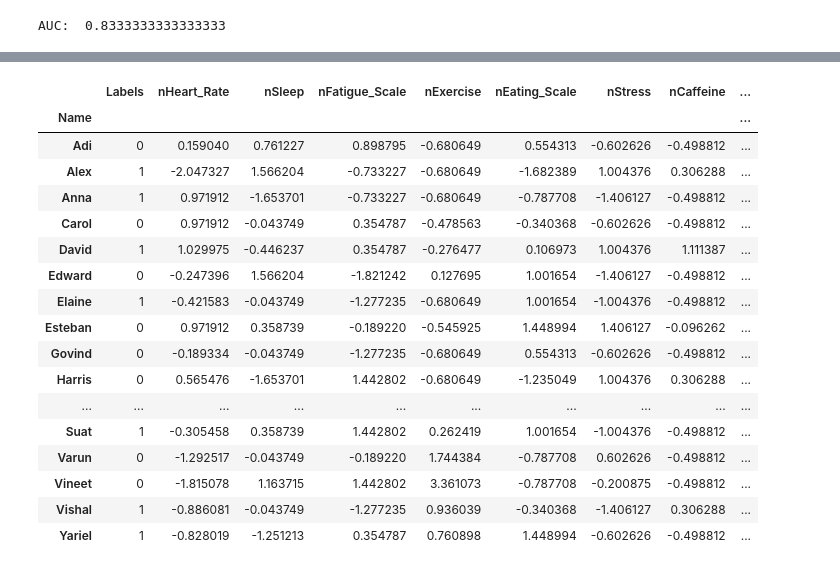
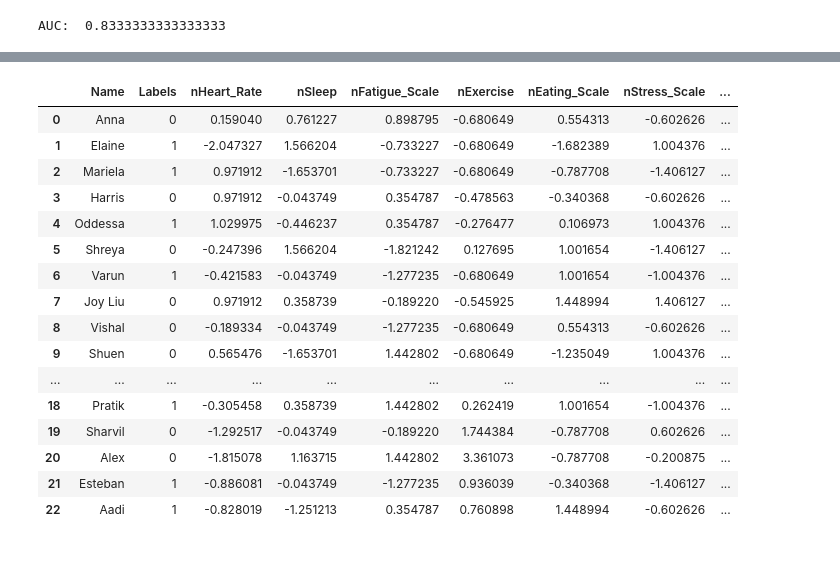
Before and after one commit to Bobnana/Week2Public, a Jupyter notebook: My_stuff/Challenge Problem Week 2.ipynb, the cells around one changed output, grey strips where cells are left out. Drawn from its saved outputs; the diff is of its cells as text; code cells hidden in the pictures.

Commit message:
finalize everything for week 2

```diff
--- a/My_stuff/Challenge Problem Week 2.ipynb
+++ b/My_stuff/Challenge Problem Week 2.ipynb
@@ -342,15 +287,15 @@ classdata = classdata.drop(['Eating_Scale'], axis=1)
 # %%
-norm_data = classdata.Heart_Rate.values.reshape(-1, 1)
-scaler.fit(norm_data)
-classdata['nHeart_Rate'] = scaler.transform(norm_data)
-classdata = classdata.drop(['Heart_Rate'], axis=1)
+# norm_data = classdata.Heart_Rate.values.reshape(-1, 1)
+# scaler.fit(norm_data)
+# classdata['nHeart_Rate'] = scaler.transform(norm_data)
+# classdata = classdata.drop(['Heart_Rate'], axis=1)
 
-norm_data = classdata.Caffeine.values.reshape(-1, 1)
-scaler.fit(norm_data)
-classdata['nCaffeine'] = scaler.transform(norm_data)
-classdata = classdata.drop(['Caffeine'], axis=1)
+# norm_data = classdata.Caffeine.values.reshape(-1, 1)
+# scaler.fit(norm_data)
+# classdata['nCaffeine'] = scaler.transform(norm_data)
+# classdata = classdata.drop(['Caffeine'], axis=1)
 
-norm_data = classdata.Stress_Scale.values.reshape(-1, 1)
-scaler.fit(norm_data)
-classdata['nStress_Scale'] = scaler.transform(norm_data)
-classdata = classdata.drop(['Stress_Scale'], axis=1)
+# norm_data = classdata.Stress_Scale.values.reshape(-1, 1)
+# scaler.fit(norm_data)
+# classdata['nStress_Scale'] = scaler.transform(norm_data)
+# classdata = classdata.drop(['Stress_Scale'], axis=1)
@@ -673,0 +533,13 @@ df
+# %%
+final_df = pd.concat([Cognitive_Fatigue_Data], axis=1)
+final_df.sort_index(inplace=True)
+final_df.loc[:, 'Labels'] = labels
+final_df.loc[:, 'Heart_Rate'] = hb_list
+final_df.loc[:, 'S_Intensity_max'] = int_max_list
+final_df.loc[:, 'S_Intensity_avg'] = int_avg_list
+final_df.loc[:, 'S_Intensity_var'] = int_var_list
+final_df.loc[:, 'S_Formant_1_avg'] = for_1_avg_list
+final_df.loc[:, 'S_Formant_2_avg'] = for_2_avg_list
+final_df.loc[:, 'S_Formant_0_avg'] = for_0_avg_list
+final_df.loc[:, 'S_Pitch_var'] = pit_var_list
+final_df
@@ -673,0 +564,4 @@ df
+# %%
+df = pd.DataFrame.copy(final_df)
+df = df.rename(index=str, columns={'caffeine ': 'Caffeine','sleep': 'Sleep', 'stress scale': 'Stress_Scale', 'fatigue scale': 'Fatigue_Scale', 'eating scale': 'Eating_Scale', 'exercise(min)': 'Exercise'})
+df
@@ -674,33 +586,32 @@ df
 # %%
 #normalizing data
 from sklearn.preprocessing import StandardScaler
 scaler = StandardScaler()
 
-numeric_columns = ['Heart_Rate', 'Sleep', 'Fatigue_Scale', 'Exercise', 'Eating_Scale', 'Stress', 'Caffeine', 'S_Intensity_max', 'S_Intensity_avg', 'S_Intensity_var', 'S_Formant_0_avg', 'S_Formant_1_avg', 'S_Formant_2_avg', 'S_Pitch_var']
+numeric_columns = ['Heart_Rate', 'Sleep', 'Fatigue_Scale', 'Exercise', 'Eating_Scale', 'Stress_Scale', 'Caffeine', 'S_Intensity_max', 'S_Intensity_avg', 'S_Intensity_var', 'S_Formant_0_avg', 'S_Formant_1_avg', 'S_Formant_2_avg', 'S_Pitch_var']
 
 for item in numeric_columns:
     norm_data = df[item].values.reshape(-1, 1)
     scaler.fit(norm_data)
     df['n'+item] = scaler.transform(norm_data)
     df = df.drop([item], axis=1)
 df
 # %% [output]
-|  | Labels | nHeart_Rate | nSleep | nFatigue_Scale | nExercise | nEating_Scale | nStress | nCaffeine | ... |
-| Name |  |  |  |  |  |  |  |  | ... |
-| Adi | 0 | 0.159040 | 0.761227 | 0.898795 | -0.680649 | 0.554313 | -0.602626 | -0.498812 | ... |
-| Alex | 1 | -2.047327 | 1.566204 | -0.733227 | -0.680649 | -1.682389 | 1.004376 | 0.306288 | ... |
-| Anna | 1 | 0.971912 | -1.653701 | -0.733227 | -0.680649 | -0.787708 | -1.406127 | -0.498812 | ... |
-| Carol | 0 | 0.971912 | -0.043749 | 0.354787 | -0.478563 | -0.340368 | -0.602626 | -0.498812 | ... |
-| David | 1 | 1.029975 | -0.446237 | 0.354787 | -0.276477 | 0.106973 | 1.004376 | 1.111387 | ... |
-| Edward | 0 | -0.247396 | 1.566204 | -1.821242 | 0.127695 | 1.001654 | -1.406127 | -0.498812 | ... |
-| Elaine | 1 | -0.421583 | -0.043749 | -1.277235 | -0.680649 | 1.001654 | -1.004376 | -0.498812 | ... |
-| Esteban | 0 | 0.971912 | 0.358739 | -0.189220 | -0.545925 | 1.448994 | 1.406127 | -0.096262 | ... |
-| Govind | 0 | -0.189334 | -0.043749 | -1.277235 | -0.680649 | 0.554313 | -0.602626 | -0.498812 | ... |
-| Harris | 0 | 0.565476 | -1.653701 | 1.442802 | -0.680649 | -1.235049 | 1.004376 | 0.306288 | ... |
+|  | Name | Labels | nHeart_Rate | nSleep | nFatigue_Scale | nExercise | nEating_Scale | nStress_Scale | ... |
+| 0 | Anna | 0 | 0.159040 | 0.761227 | 0.898795 | -0.680649 | 0.554313 | -0.602626 | ... |
+| 1 | Elaine | 1 | -2.047327 | 1.566204 | -0.733227 | -0.680649 | -1.682389 | 1.004376 | ... |
+| 2 | Mariela | 1 | 0.971912 | -1.653701 | -0.733227 | -0.680649 | -0.787708 | -1.406127 | ... |
+| 3 | Harris | 0 | 0.971912 | -0.043749 | 0.354787 | -0.478563 | -0.340368 | -0.602626 | ... |
+| 4 | Oddessa | 1 | 1.029975 | -0.446237 | 0.354787 | -0.276477 | 0.106973 | 1.004376 | ... |
+| 5 | Shreya | 0 | -0.247396 | 1.566204 | -1.821242 | 0.127695 | 1.001654 | -1.406127 | ... |
+| 6 | Varun | 1 | -0.421583 | -0.043749 | -1.277235 | -0.680649 | 1.001654 | -1.004376 | ... |
+| 7 | Joy Liu | 0 | 0.971912 | 0.358739 | -0.189220 | -0.545925 | 1.448994 | 1.406127 | ... |
+| 8 | Vishal | 0 | -0.189334 | -0.043749 | -1.277235 | -0.680649 | 0.554313 | -0.602626 | ... |
+| 9 | Shuen | 0 | 0.565476 | -1.653701 | 1.442802 | -0.680649 | -1.235049 | 1.004376 | ... |
 | ... | ... | ... | ... | ... | ... | ... | ... | ... | ... |
-| Suat | 1 | -0.305458 | 0.358739 | 1.442802 | 0.262419 | 1.001654 | -1.004376 | -0.498812 | ... |
-| Varun | 0 | -1.292517 | -0.043749 | -0.189220 | 1.744384 | -0.787708 | 0.602626 | -0.498812 | ... |
-| Vineet | 0 | -1.815078 | 1.163715 | 1.442802 | 3.361073 | -0.787708 | -0.200875 | -0.498812 | ... |
-| Vishal | 1 | -0.886081 | -0.043749 | -1.277235 | 0.936039 | -0.340368 | -1.406127 | 0.306288 | ... |
-| Yariel | 1 | -0.828019 | -1.251213 | 0.354787 | 0.760898 | 1.448994 | -0.602626 | -0.498812 | ... |
+| 18 | Pratik | 1 | -0.305458 | 0.358739 | 1.442802 | 0.262419 | 1.001654 | -1.004376 | ... |
+| 19 | Sharvil | 0 | -1.292517 | -0.043749 | -0.189220 | 1.744384 | -0.787708 | 0.602626 | ... |
+| 20 | Alex | 0 | -1.815078 | 1.163715 | 1.442802 | 3.361073 | -0.787708 | -0.200875 | ... |
+| 21 | Esteban | 1 | -0.886081 | -0.043749 | -1.277235 | 0.936039 | -0.340368 | -1.406127 | ... |
+| 22 | Aadi | 1 | -0.828019 | -1.251213 | 0.354787 | 0.760898 | 1.448994 | -0.602626 | ... |
 # %%
```
Also changed, not shown: parts of 55 cells of this notebook, 5 other files.
